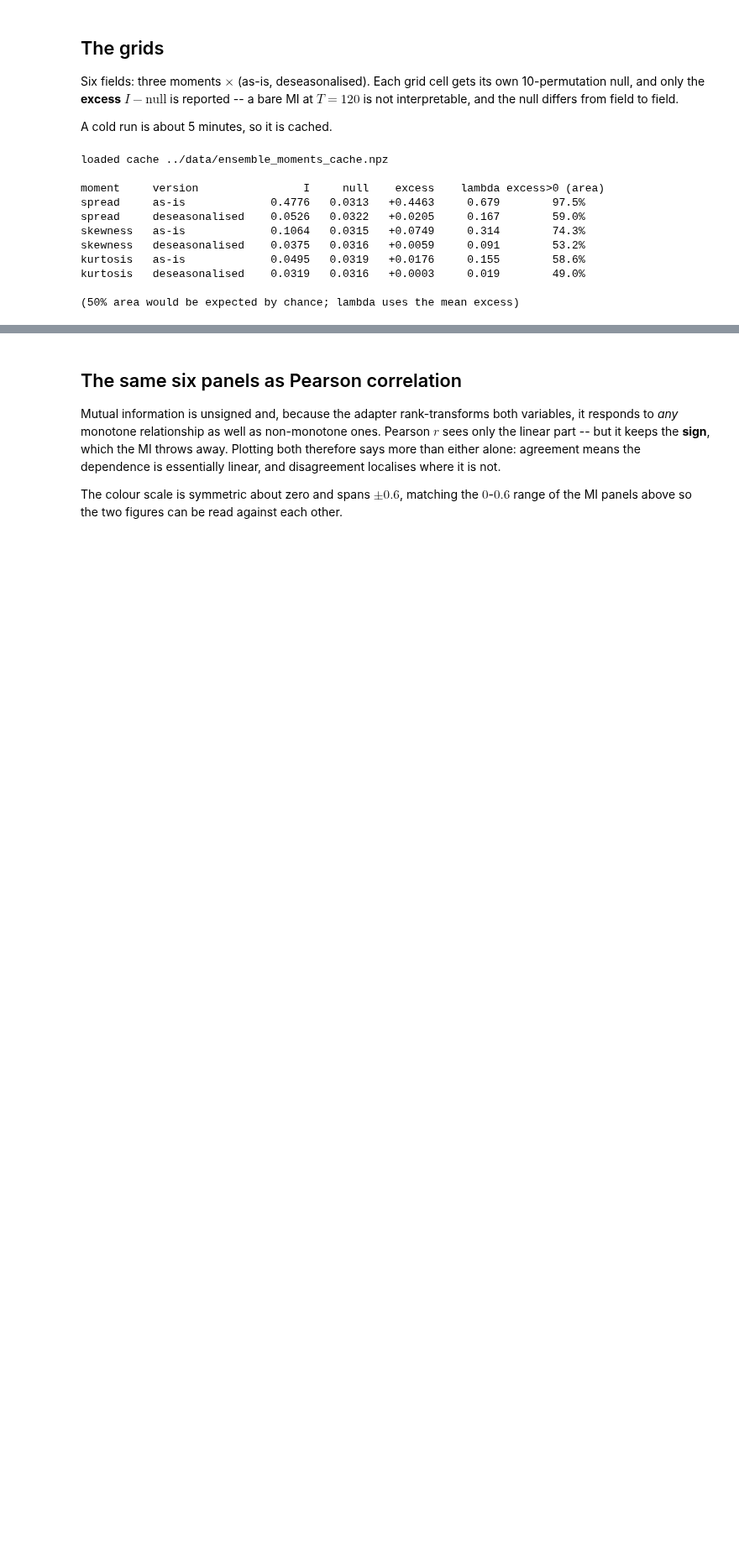
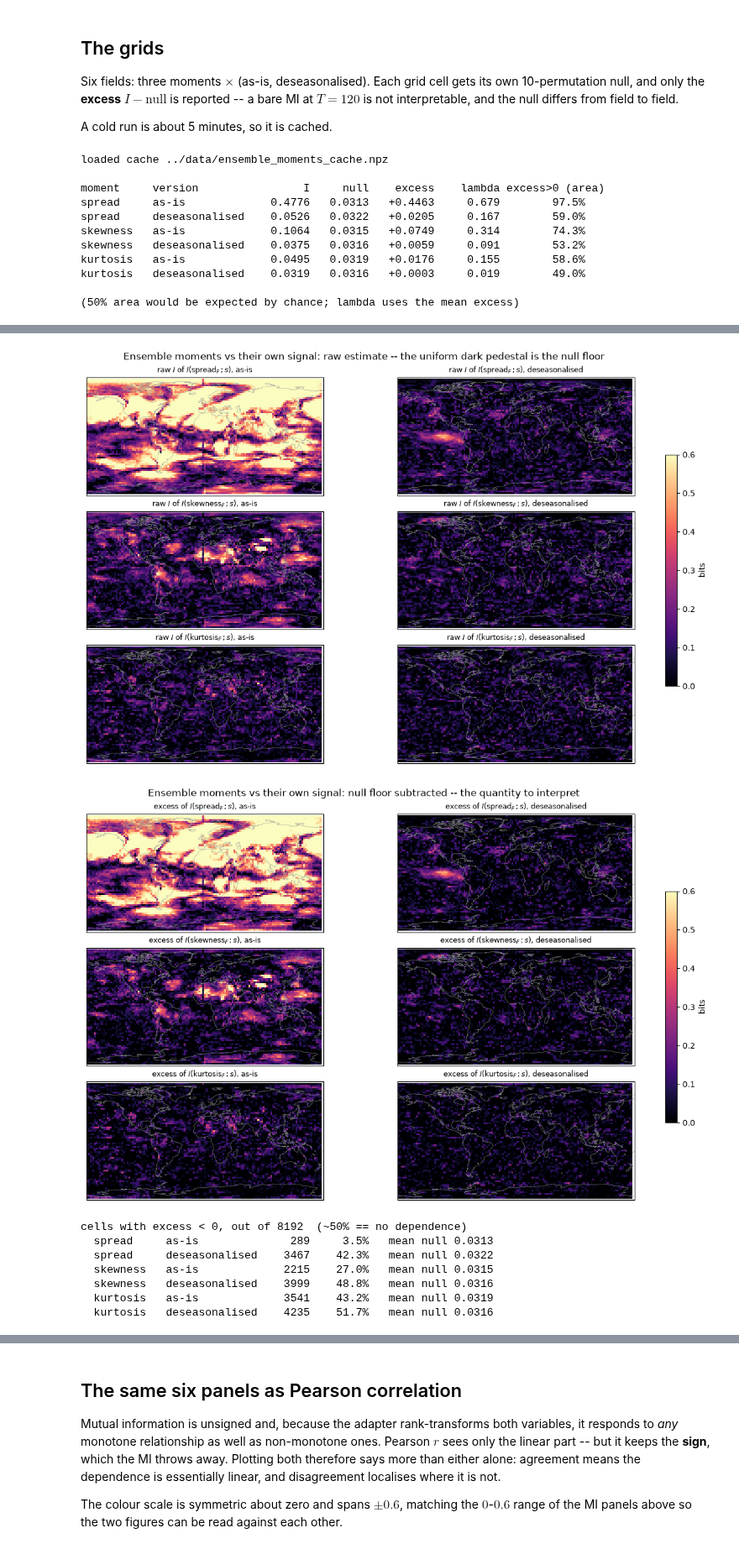
Before and after one commit to jaspercjp/information-snp, a Jupyter notebook: notebooks/ensemble_moments_info.ipynb, the cells around one changed output, grey strips where cells are left out. Shown at 84% size. Saved outputs shown, nothing was run; the diff lists cells and outputs as text; code cells hidden in the pictures; blank space fills up the shorter version.

```diff
--- a/notebooks/ensemble_moments_info.ipynb
+++ b/notebooks/ensemble_moments_info.ipynb
@@ -253,0 +242,68 @@ plt.show()
+# %%
+# The cache carries three fields per (moment, version). Naming them here because
+# "ex" was doing far too much work for two letters:
+#
+#   raw_I  -- the KSG estimate of I(moment ; s) as it comes out
+#   null_I -- the permutation-null floor: the same estimator on time-shuffled data,
+#             where the true MI is zero by construction, so whatever it returns is bias
+#   excess -- raw_I - null_I, the bias-corrected estimate. This is the quantity to
+#             interpret. It is *signed*: KSG has no non-negativity constraint, and
+#             excess differences two noisy estimates, so with no real dependence it
+#             falls below zero about half the time. Negative cells are the expected
+#             signature of "nothing here", not an error -- see the count printed below.
+def fields(nm, tag):
+    key = "%s|%s" % (nm, tag)
+    return EX[key + "|I"], EX[key + "|null"], EX[key]
+
+
+NORM = Normalize(0, 0.6)     # shared by both figures so they can be read against each other
+
+for label, idx, blurb in (
+        ("raw $I$", 0, "raw estimate -- the uniform dark pedestal is the null floor"),
+        ("excess", 2, "null floor subtracted -- the quantity to interpret")):
+    fig, axs = plt.subplots(3, 2, figsize=(12, 7.2), layout="constrained",
+                            subplot_kw={"projection": PROJ})
+    for i, (nm, _) in enumerate(MOMENTS):
+        for j, tag in enumerate(VERSIONS):
+            h = panel(axs[i, j], fields(nm, tag)[idx], "magma", NORM,
+                      "%s of $I(\\mathrm{%s}_F\\,;s)$, %s" % (label, nm, tag))
+    fig.colorbar(h, ax=axs, shrink=0.6, label="bits")
+    fig.suptitle("Ensemble moments vs their own signal: %s" % blurb, fontsize=12)
+    plt.show()
+
+# Grid cells where the excess is negative. ~50% means the panel is indistinguishable
+# from no dependence; a small percentage means real signal.
+n_cells = EX["spread|as-is"].size
+print("cells with excess < 0, out of %d  (~50%% == no dependence)" % n_cells)
+for nm, _ in MOMENTS:
+    for tag in VERSIONS:
+        excess = fields(nm, tag)[2]
+        n_neg = np.sum(np.where(excess < 0, 1.0, 0.0))
+        print("  %-10s %-15s %6.0f   %5.1f%%   mean null %.4f"
+              % (nm, tag, n_neg, 100 * n_neg / n_cells,
+                 np.nanmean(fields(nm, tag)[1])))
+
+# The summary is easier to read as numbers than as maps.
+fig, ax = plt.subplots(figsize=(6.8, 3.2), layout="constrained")
+w, xs = 0.36, np.arange(len(MOMENTS))
+for j, tag in enumerate(VERSIONS):
+    ax.bar(xs + (j - 0.5) * w,
+           [np.nanmean(fields(nm, tag)[2]) for nm, _ in MOMENTS],
+           w, label=tag, edgecolor="k", linewidth=0.5)
+ax.set_xticks(xs)
+ax.set_xticklabels([nm for nm, _ in MOMENTS])
+ax.set_ylabel("mean excess $I$ (bits)")
+ax.set_title("Information about $s$ falls sharply with moment order", fontsize=10)
+ax.legend(fontsize=8)
+ax.axhline(0, color="k", lw=0.5)
+plt.show()
+# %% [output]
+[figure, added]
+[figure, added]
+cells with excess < 0, out of 8192  (~50% == no dependence)
+  spread     as-is              289     3.5%   mean null 0.0313
+  spread     deseasonalised    3467    42.3%   mean null 0.0322
+  skewness   as-is             2215    27.0%   mean null 0.0315
+  skewness   deseasonalised    3999    48.8%   mean null 0.0316
+  kurtosis   as-is             3541    43.2%   mean null 0.0319
+  kurtosis   deseasonalised    4235    51.7%   mean null 0.0316
```
Also changed, not shown: parts of 4 cells of this notebook.
